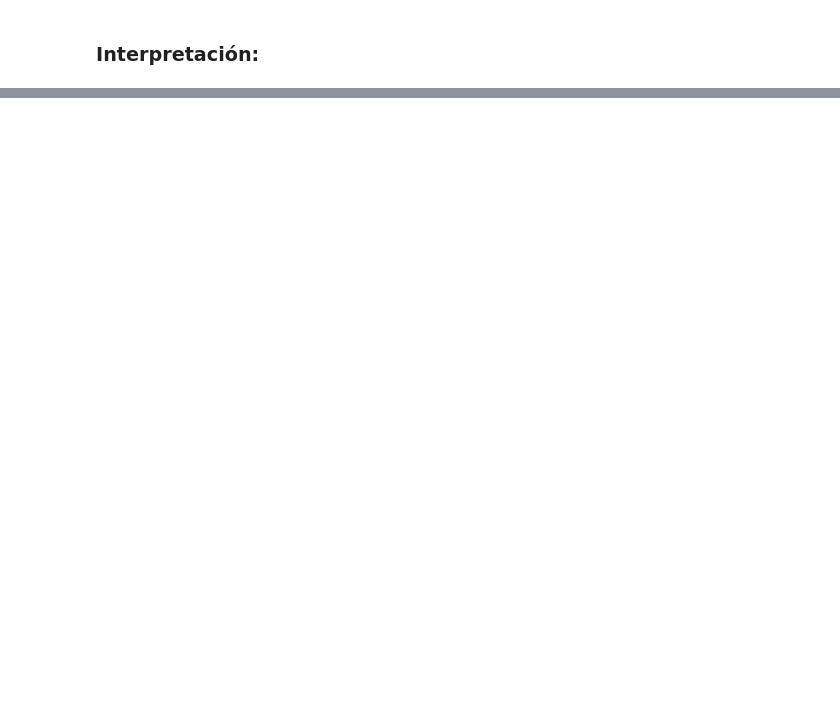
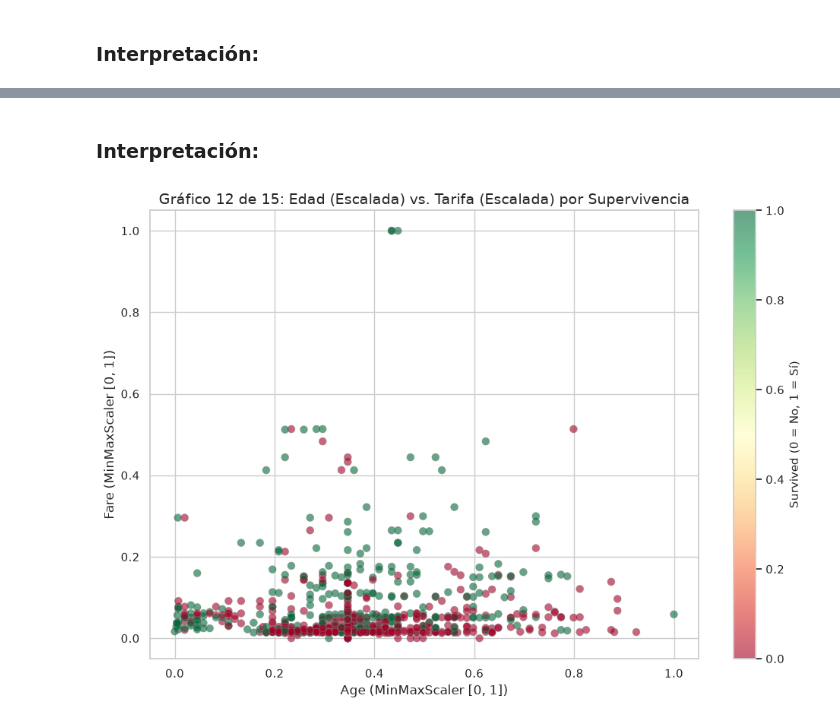
Before and after one commit to k3na1/preprocesamiento-titanic, a Jupyter notebook: titanic_analisis.ipynb, the cells around one changed output, grey strips where cells are left out. Drawn from its saved outputs; the diff is of its cells as text; code cells hidden in the pictures; blank space fills up the shorter version.

```diff
--- a/titanic_analisis.ipynb
+++ b/titanic_analisis.ipynb
@@ -277,0 +522,31 @@ plt.show()
+# %% [markdown]
+### Interpretación:
+# %%
+# Gráfico 12 de 15: Edad vs. Tarifa coloreado por Supervivencia (Scatterplot Bivariado)
+# Este gráfico permite observar clusters y patrones ocultos en el espacio continuo Edad-Tarifa.
+fig, ax = plt.subplots(figsize=(10, 7))
+
+# Scatter plot con transparencia para visualizar densidad
+scatter = ax.scatter(
+    df_clean['Age'],
+    df_clean['Fare'],
+    c=df_clean['Survived'],
+    cmap='RdYlGn',
+    alpha=0.6,
+    edgecolors='gray',
+    linewidth=0.5,
+    s=50
+)
+
+# Barra de color indicando supervivencia
+cbar = plt.colorbar(scatter, ax=ax)
+cbar.set_label('Survived (0 = No, 1 = Sí)', fontsize=11)
+
+ax.set_title('Gráfico 12 de 15: Edad (Escalada) vs. Tarifa (Escalada) por Supervivencia', fontsize=14)
+ax.set_xlabel('Age (MinMaxScaler [0, 1])', fontsize=12)
+ax.set_ylabel('Fare (MinMaxScaler [0, 1])', fontsize=12)
+
+plt.tight_layout()
+plt.show()
+# %% [output]
+[figure, added]
```
Also changed, not shown: parts of 22 cells of this notebook.
